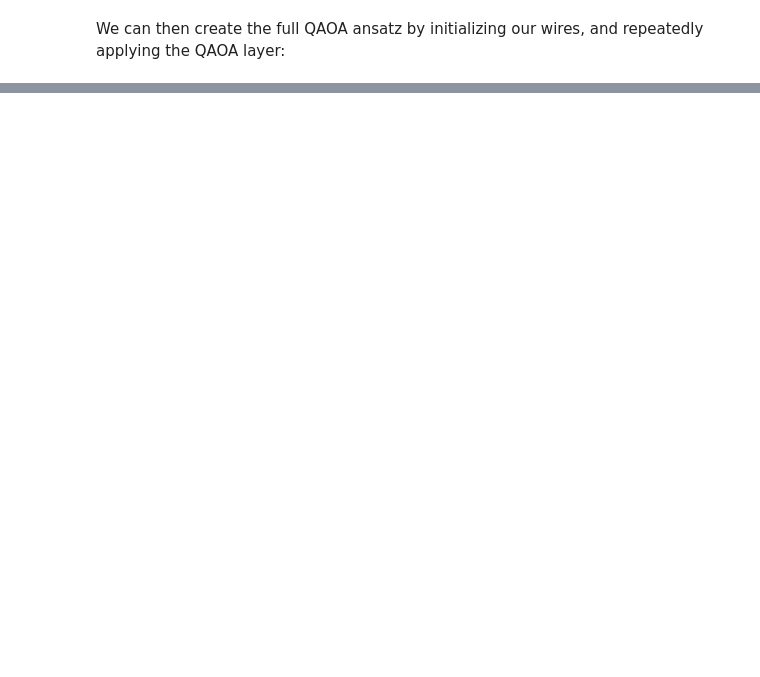
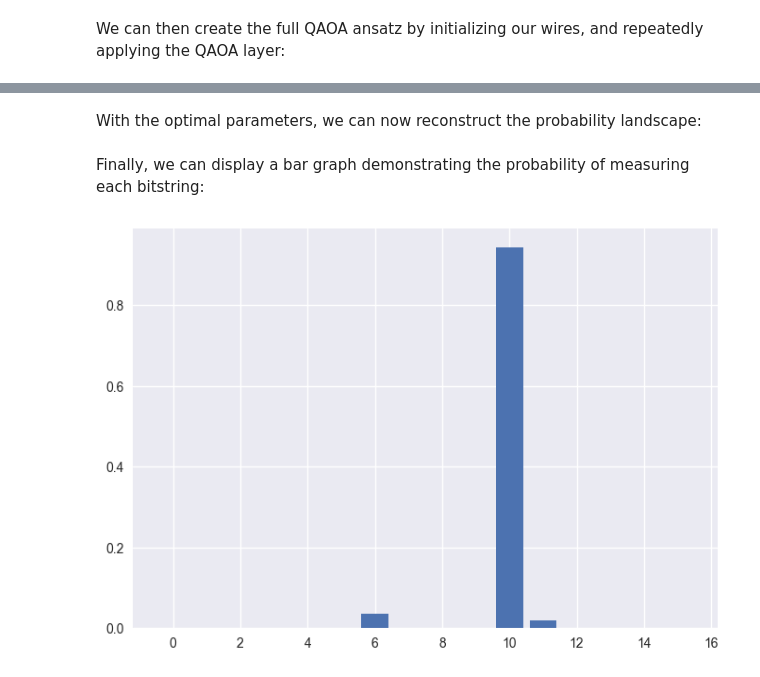
Before and after one commit to Lucaman99/pennylane, a Jupyter notebook: qaoa-writing.ipynb, the cells around one changed output, grey strips where cells are left out. Cells and saved outputs as stored; diff of their text form; code cells hidden in the pictures; blank space fills up the shorter version.

```diff
--- a/qaoa-writing.ipynb
+++ b/qaoa-writing.ipynb
@@ -78,13 +92,16 @@ def qaoa_layer(gamma, alpha):
 # %% [markdown]
 We can then create the full QAOA ansatz by initializing our wires, and repeatedly applying the QAOA layer:
 # %%
+# Defines the wires
+wires = graph.nodes
+
 # Defines the device
 dev = qml.device('qulacs.simulator', wires=len(wires))
 
 # Defines the full QAOA circuit
-def circuit(params):
+def circuit(params, **kwargs):
 
     for w in wires:
-        qml.Hadamard(wires=w)
+        qml.PauliX(wires=w)
 
     qml.layer(qaoa_layer, 2, params[0], params[1])
@@ -97,0 +111,15 @@ NameError: name 'dev' is not defined
+# %%
+# Defines the optimization procedure
+
+optimizer = qml.GradientDescentOptimizer()
+steps = 40
+params = [
+    [np.random.randint(-100, 100)/100 for i in range(2)],
+    [np.random.randint(-100, 100)/100 for i in range(2)]
+]
+
+for i in range(steps):
+    params = optimizer.step(cost_function, params)
+    print("Step {} / {}".format(i+1, steps))
+
+print("Optimal Parameters: {}".format(params))
@@ -97,0 +144,17 @@ NameError: name 'dev' is not defined
+# %% [markdown]
+With the optimal parameters, we can now reconstruct the probability landscape:
+# %%
+@qml.qnode(dev)
+def probability_circuit(gamma, alpha):
+    circuit([gamma, alpha])
+    return qml.probs(wires=wires)
+
+probs = probability_circuit(params[0], params[1])
+# %% [markdown]
+Finally, we can display a bar graph demonstrating the probability of measuring each bitstring:
+# %%
+plt.style.use('seaborn')
+plt.bar(range(2**len(wires)), probs)
+plt.show()
+# %% [output]
+[figure, added]
```
Also changed, not shown: parts of 8 cells of this notebook, 8 other files.
